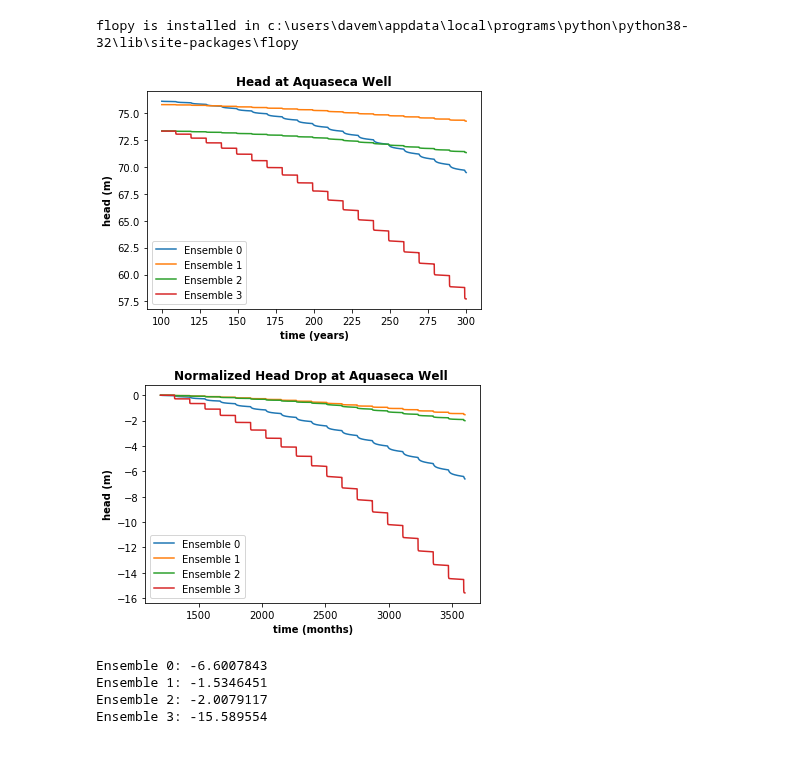
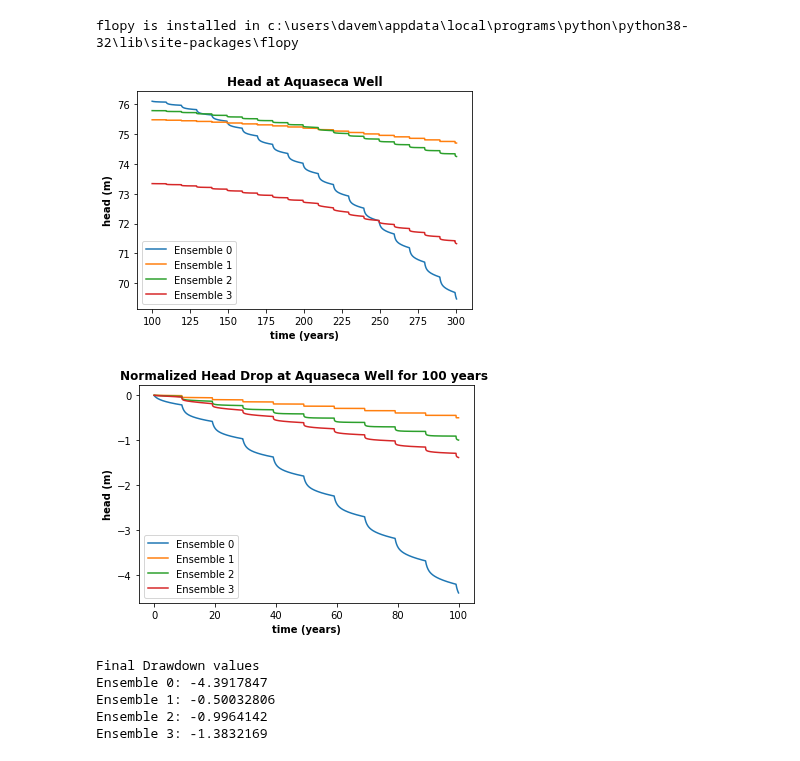
Before and after one commit to groundwater-modeling-Spring2020/Aguaseca_Project, a Jupyter notebook: Advocacy/plotting_advocacy.ipynb, the cells around one changed output. Saved outputs shown, nothing was run; the diff lists cells and outputs as text; code cells hidden in the pictures.

```diff
--- a/Advocacy/plotting_advocacy.ipynb
+++ b/Advocacy/plotting_advocacy.ipynb
@@ -25,7 +25,7 @@ flopy is installed in c:\users\davem\appdata\local\programs\python\python38-32\l
 # %%
 ensembles = [
 [1,3,3,3,1,1,3],#gro more
-# [3,1,3,3,1,1,3], #gro more
+[3,1,3,3,1,1,3], #gro more
 # [3,1,1,1,3,3,1],#gro more
 # [1,1,1,1,3,3,1],# gro more
 # [2,1,2,1,3,3,1],#foe
@@ -33,7 +33,8 @@ ensembles = [
 # [2,1,2,2,1,1,1],#foe
 [2,2,1,3,2,2,3],#aq
 [2,2,1,1,2,2,1],#aq
-[1,1,1,1,1,1,1]]#aq
+#[1,1,1,1,1,1,1] #aq
+]
 
 #ensemble_num = ensembles[0]#change ensemble here
 #print(ensemble_num)
@@ -133,45 +163,62 @@ cell_id1 = well_loc #cell at the center of the ag area
 #create firt plot
 plt.subplot(1, 1, 1)
 plt.title("Head at Aquaseca Well",fontweight='bold')
 plt.xlabel('time (years)',fontweight='bold')
 plt.ylabel('head (m)',fontweight='bold')
 for j in range(len(ensembles)):
     label = 'Ensemble ' + str(j)
     plt.plot(head_ts[j][1200:, 0]/360, head_ts[j][1200:, 1], label=label) #plot the time series with points at each record
+    #label = 'Barley Ensemble ' + str(j)
+    #plt.plot(head_ts_b[j][1200:, 0]/360, head_ts_b[j][1200:, 1], label=label)
 plt.legend()
 #plt.savefig("Head_Aqua5.png",dpi=600)
 plt.show()
 
 
 #NORMALIZE IT
 normalized_head = np.tile({},len(ensembles))
 for k in range(len(ensembles)):
     normalized_head[k] = []
-    for i in range(1200, 3601):
-        normalized_head[k].append(head_ts[k][i,1] - head_ts[k][1200,1])
+    for i in range(2401, 3601):
+        normalized_head[k].append(head_ts[k][i,1] - head_ts[k][2400,1])
+
+
+#Normalize the Barley
+# normalized_head_b = np.tile({},len(ensembles))
+# for k in range(len(ensembles)):
+#     normalized_head_b[k] = []
+#     for i in range(2401, 3601):
+#         normalized_head_b[k].append(head_ts_b[k][i,1] - head_ts_b[k][2400,1])
 
 plt.subplot(1, 1, 1)
-plt.title("Normalized Head Drop at Aquaseca Well ",fontweight='bold')
-plt.xlabel('time (months)',fontweight='bold')
+plt.title("Normalized Head Drop at Aquaseca Well for 100 years ",fontweight='bold')
+plt.xlabel('time (years)',fontweight='bold')
 plt.ylabel('head (m)',fontweight='bold')
 for j in range(len(ensembles)):
     label = 'Ensemble ' + str(j)
-    plt.plot(range(1200,3601),normalized_head[j], label=label) #plot the time series with points at each record
+    ts = np.arange(0, 100, 1/12)
+    plt.plot(ts,normalized_head[j], label=label)
+    #label = 'Barley Ensemble ' + str(j)
+    #plt.plot(head_ts_b[j][1200:, 0]/360, head_ts_b[j][1200:, 1], label=label) #plot the time series with points at each record
 plt.legend()
 #plt.savefig("Head_Aqua5.png",dpi=600)
 plt.show()
 
 #print(len(normalized_head[1]))
+print('Final Drawdown values')
 for j in range(len(ensembles)):
     label = 'Ensemble ' + str(j) +': '
-    print(label + str(normalized_head[j][2400]))
+    print(label + str(normalized_head[j][1199]))
+#     label = 'Barley Ensemble ' + str(j) +': '
+#     print(label + str(normalized_head_b[j][1199]))
 # %% [output]
-[figure, old version]
+[figure, new version]
-[figure, old version]
+[figure, new version]
-Ensemble 0: -6.6007843
-Ensemble 1: -1.5346451
-Ensemble 2: -2.0079117
-Ensemble 3: -15.589554
+Final Drawdown values
+Ensemble 0: -4.3917847
+Ensemble 1: -0.50032806
+Ensemble 2: -0.9964142
+Ensemble 3: -1.3832169
 # %%
 cell_id1 = well2_loc #cell at the center of the ag area
 time_series1 = headobj.get_ts(cell_id1) #get the time series using flopy
```
Also changed, not shown: parts of 1 cell of this notebook, 1 other file.
